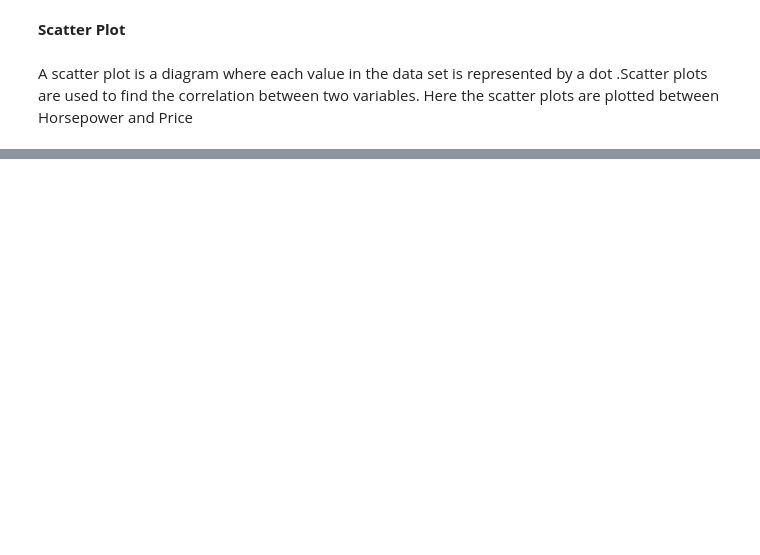
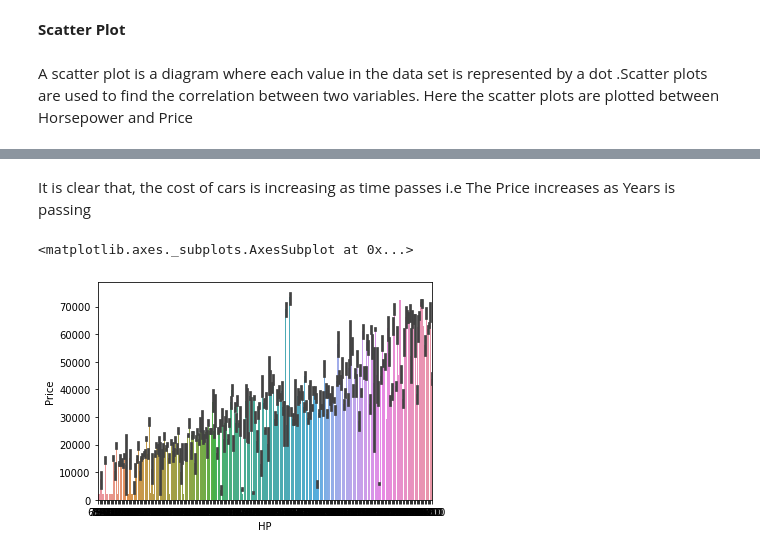
Before and after one commit to pranav-2410/Exploratory-data-analysis-of-car-features, a Jupyter notebook: Project_ML.ipynb, the cells around one changed output, grey strips where cells are left out. Drawn from its saved outputs; the diff is of its cells as text; code cells hidden in the pictures; blank space fills up the shorter version.

```diff
--- a/Project_ML.ipynb
+++ b/Project_ML.ipynb
@@ -439,0 +454,10 @@ Text(0.0, 1.0, 'SCATTER PLOT FOR CORRELATION MATRIX')
+# %% [markdown]
+It is clear that, the cost of cars is increasing as time passes
+i.e The Price increases as Years is passing
+# %%
+#plot between HP and Price
+
+sns.barplot(data['HP'], data['Price'])
+# %% [output]
+<matplotlib.axes._subplots.AxesSubplot at 0x...>
+[figure, added]
```
Also changed, not shown: parts of 17 cells of this notebook.
